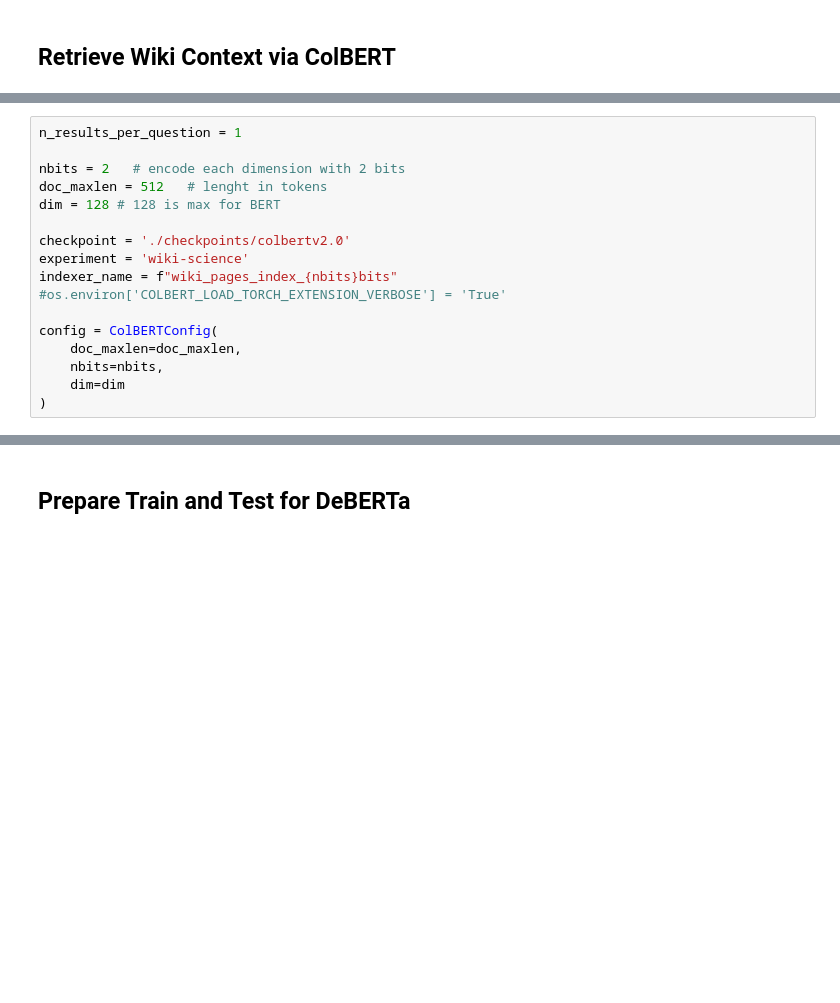
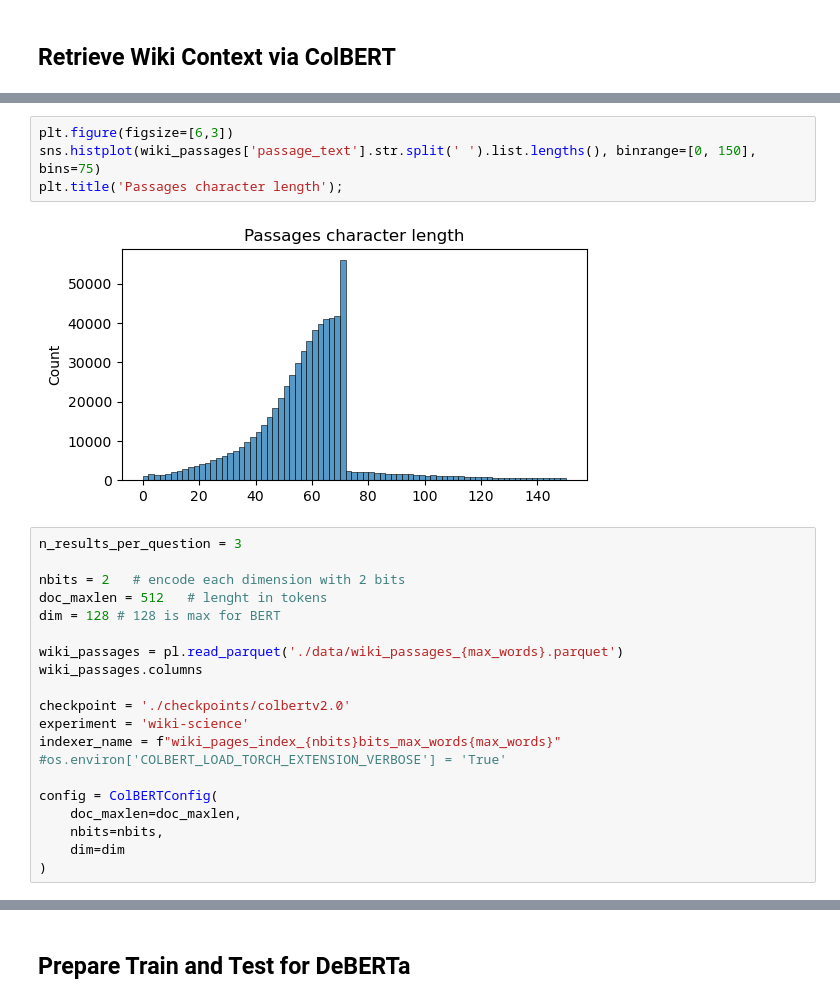
Before and after one commit to dan-tee/kaggle-science-exam, a Jupyter notebook: Train Wtih Colbert.ipynb, the cells around one changed output, grey strips where cells are left out. Drawn from its saved outputs; the diff is of its cells as text; blank space fills up the shorter version.

Commit message:
try multiple short passages

```diff
--- a/Train Wtih Colbert.ipynb
+++ b/Train Wtih Colbert.ipynb
@@ -85,16 +85,25 @@ wiki_passages = pl.read_parquet('./data/wiki_passages_{max_words}.parquet')
 wiki_passages.columns
 # %% [output]
 ['passage_id', 'section_id', 'title', 'section_title', 'passage_text']
+# %%
+plt.figure(figsize=[6,3])
+sns.histplot(wiki_passages['passage_text'].str.split(' ').list.lengths(), binrange=[0, 150], bins=75)
+plt.title('Passages character length');
+# %% [output]
+[figure, added]
 # %%
-n_results_per_question = 1
+n_results_per_question = 3
 
 nbits = 2   # encode each dimension with 2 bits
 doc_maxlen = 512   # lenght in tokens
 dim = 128 # 128 is max for BERT
 
+wiki_passages = pl.read_parquet('./data/wiki_passages_{max_words}.parquet')
+wiki_passages.columns
+
 checkpoint = './checkpoints/colbertv2.0'
 experiment = 'wiki-science'
-indexer_name = f"wiki_pages_index_{nbits}bits"
+indexer_name = f"wiki_pages_index_{nbits}bits_max_words{max_words}"
 #os.environ['COLBERT_LOAD_TORCH_EXTENSION_VERBOSE'] = 'True'
 
 config = ColBERTConfig(
```
Also changed, not shown: parts of 6 cells of this notebook.
